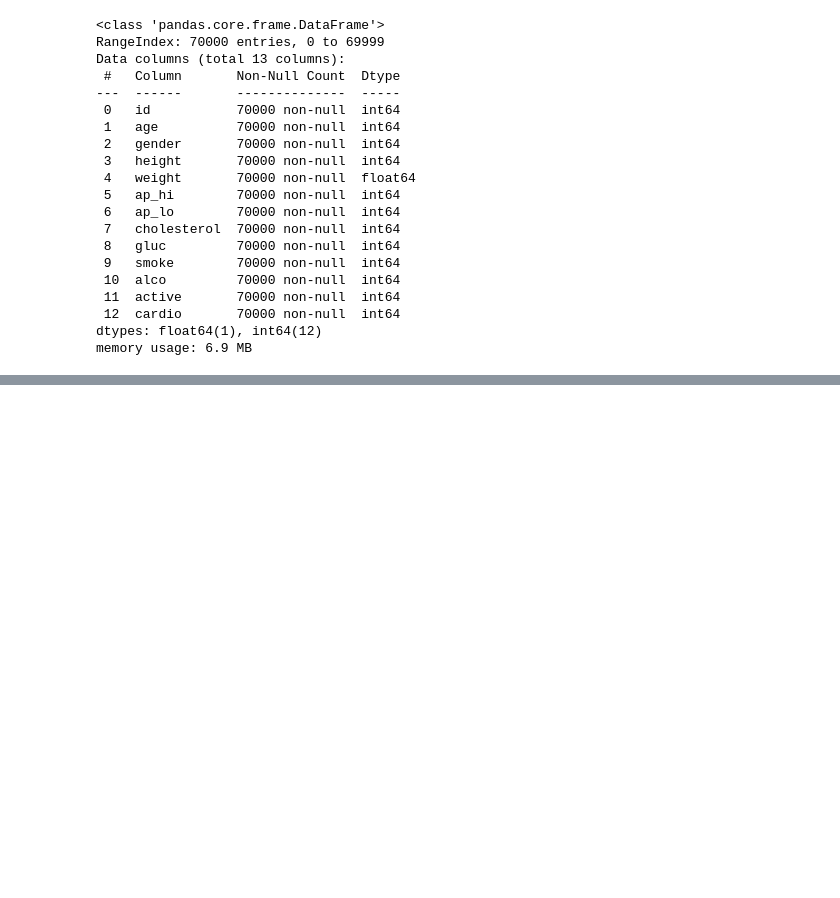
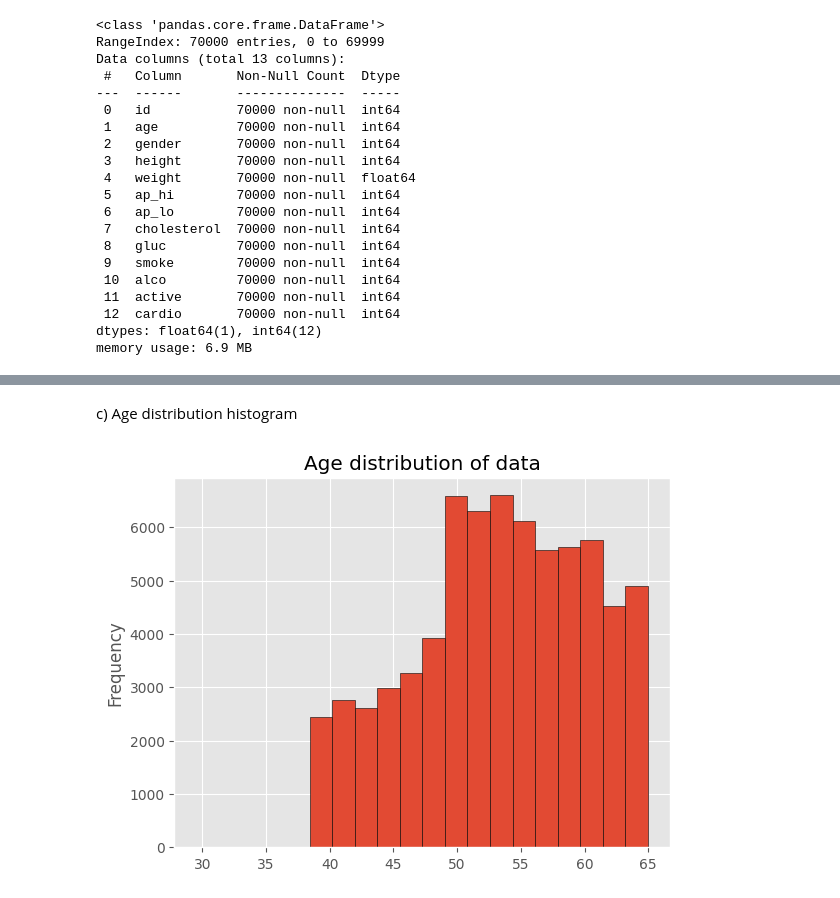
Before and after one commit to JoelOscarsson/Machine-Learning, a Jupyter notebook: Projects/Disease-Prediction.ipynb, the cells around one changed output, grey strips where cells are left out. Cells and saved outputs as stored; diff of their text form; code cells hidden in the pictures; blank space fills up the shorter version.

```diff
--- a/Projects/Disease-Prediction.ipynb
+++ b/Projects/Disease-Prediction.ipynb
@@ -87,0 +143,8 @@ memory usage: 6.9 MB
+# %% [markdown]
+c) Age distribution histogram
+# %%
+cardio_train_series = cardio_train_df['age'] / 365
+
+cardio_train_series.plot(kind='hist', bins=20, title='Age distribution of data', edgecolor='black', linewidth=0.4);
+# %% [output]
+[figure, added]
```
Also changed, not shown: parts of 11 cells of this notebook.
